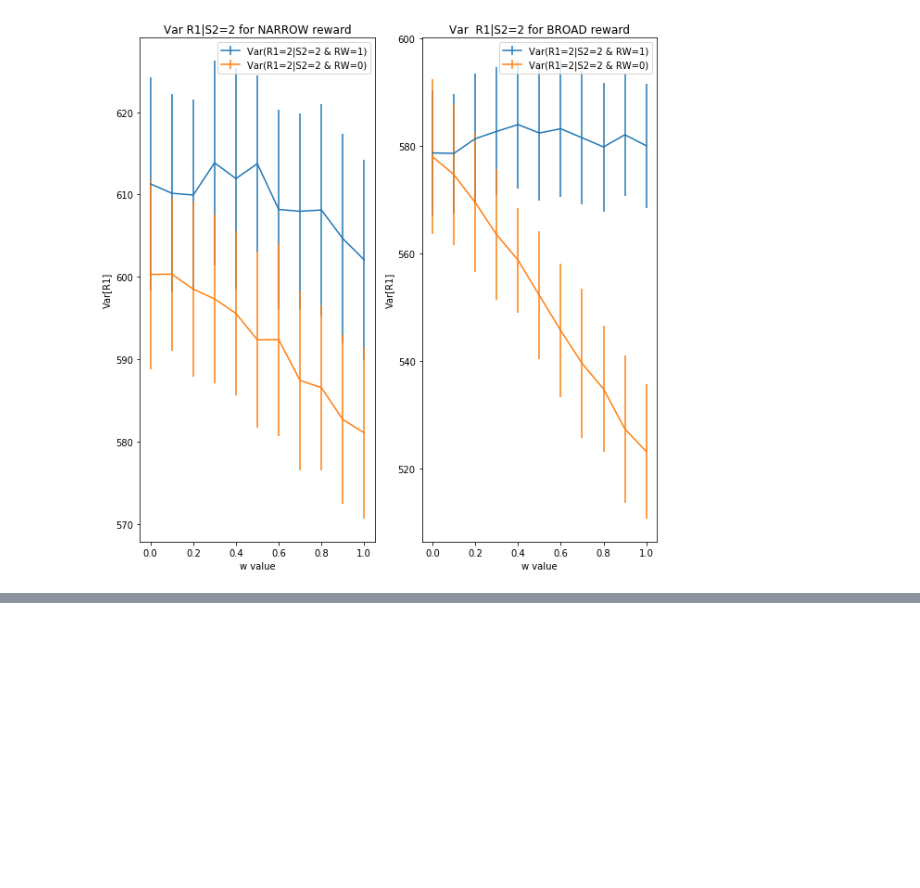
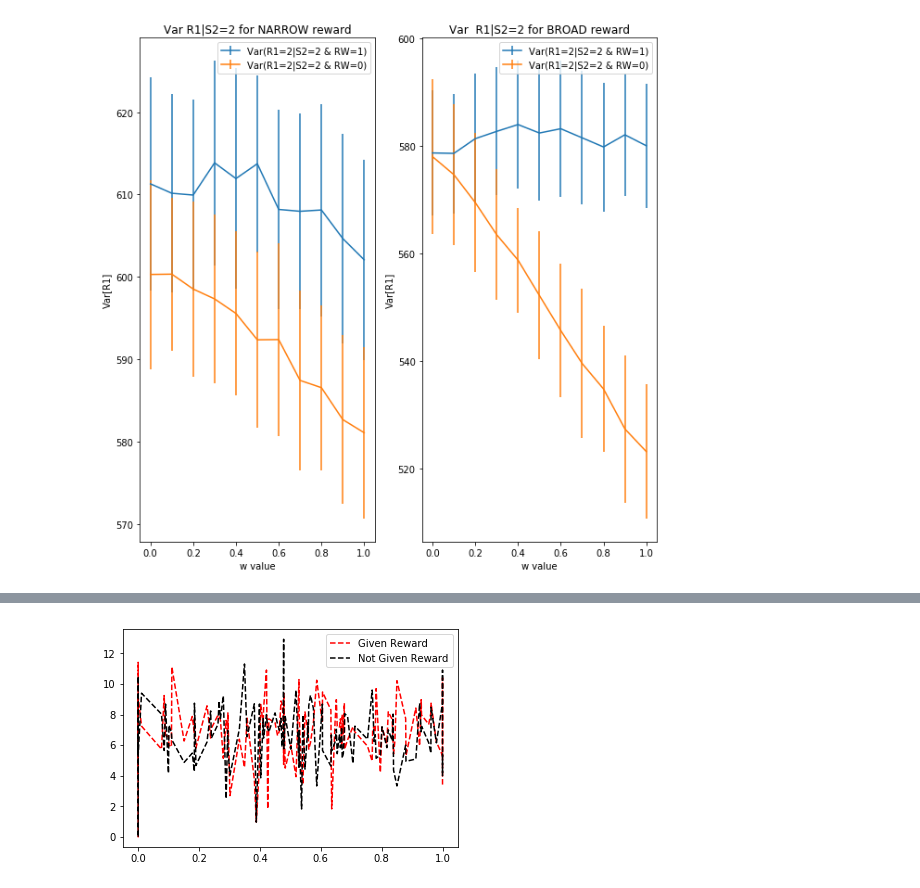
Before and after one commit to alsfilip/Empirical_Information_Bottleneck, a Jupyter notebook: Choice Variability.ipynb, the cells around one changed output, grey strips where cells are left out. Saved outputs shown, nothing was run; the diff lists cells and outputs as text; code cells hidden in the pictures; blank space fills up the shorter version.

```diff
--- a/Choice Variability.ipynb
+++ b/Choice Variability.ipynb
@@ -106,0 +166,9 @@ plot_vars(broad_var, True)
+# %%
+plt.figure()
+sorted_keys = sorted(human_vars.keys())
+plt.plot(sorted_keys, [human_vars[key][0] for key in sorted_keys], 'r--', label='Given Reward')
+plt.plot(sorted_keys, [human_vars[key][1] for key in sorted_keys], 'k--', label='Not Given Reward')
+plt.legend()
+plt.show()
+# %% [output]
+[figure, added]
```
Also changed, not shown: parts of 6 cells of this notebook, 4 other files.
